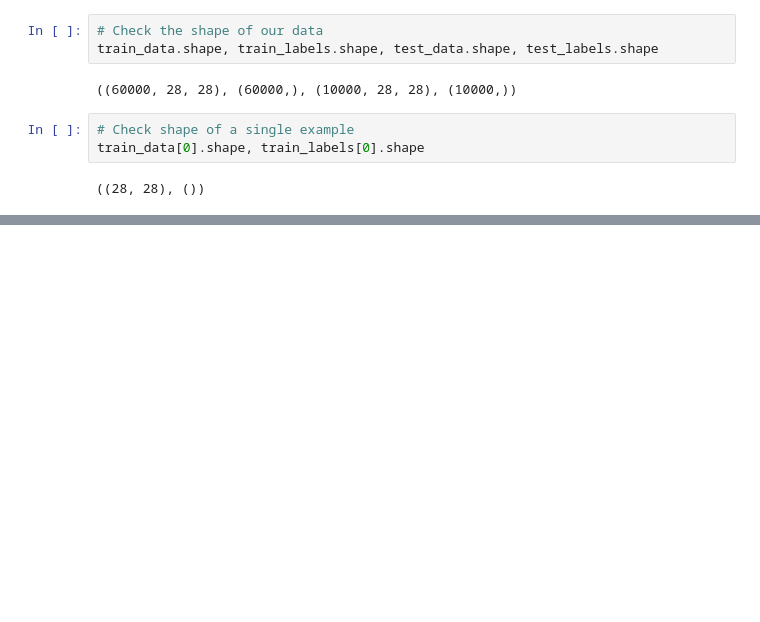
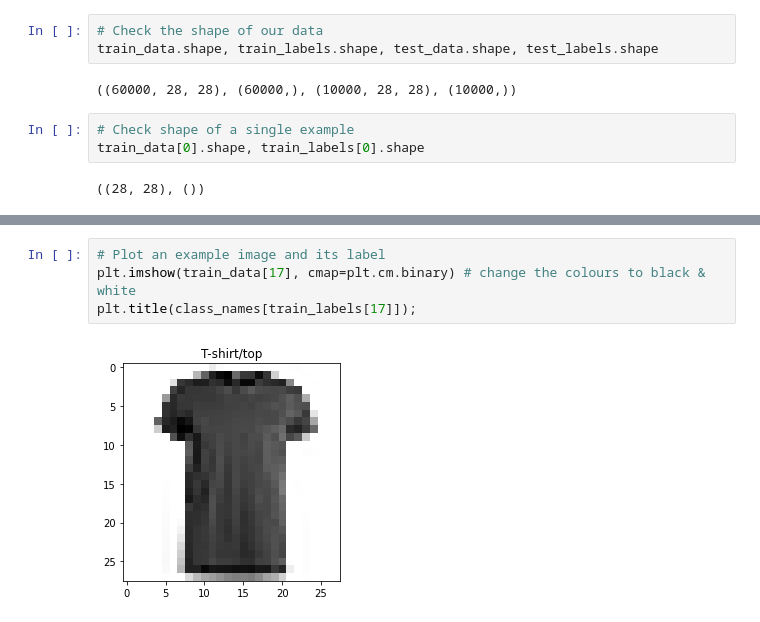
Before and after one commit to Axl11475581/TensorFlow-Certificate, a Jupyter notebook: 2_0_N_N_Classification.ipynb, the cells around one changed output, grey strips where cells are left out. Drawn from its saved outputs; the diff is of its cells as text; blank space fills up the shorter version.

```diff
--- a/2_0_N_N_Classification.ipynb
+++ b/2_0_N_N_Classification.ipynb
@@ -1019,0 +1040,6 @@ train_data[0].shape, train_labels[0].shape
+# %%
+# Plot an example image and its label
+plt.imshow(train_data[17], cmap=plt.cm.binary) # change the colours to black & white
+plt.title(class_names[train_labels[17]]);
+# %% [output]
+[figure, added]
```
Also changed, not shown: parts of 4 cells of this notebook.
